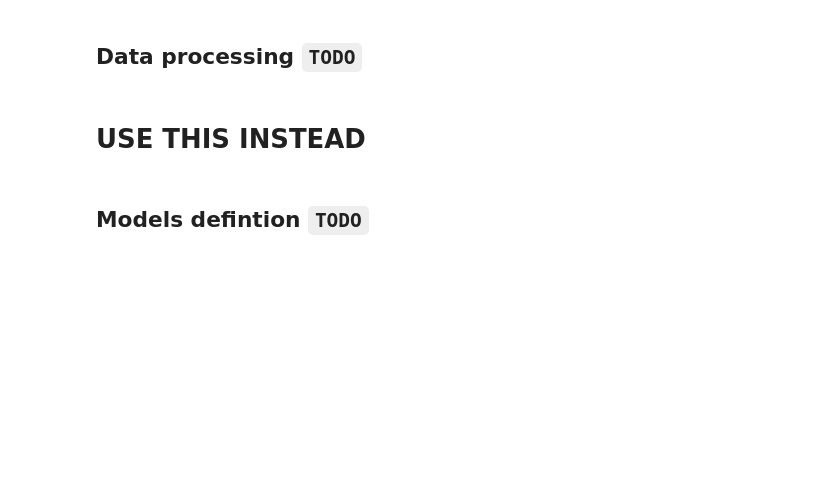
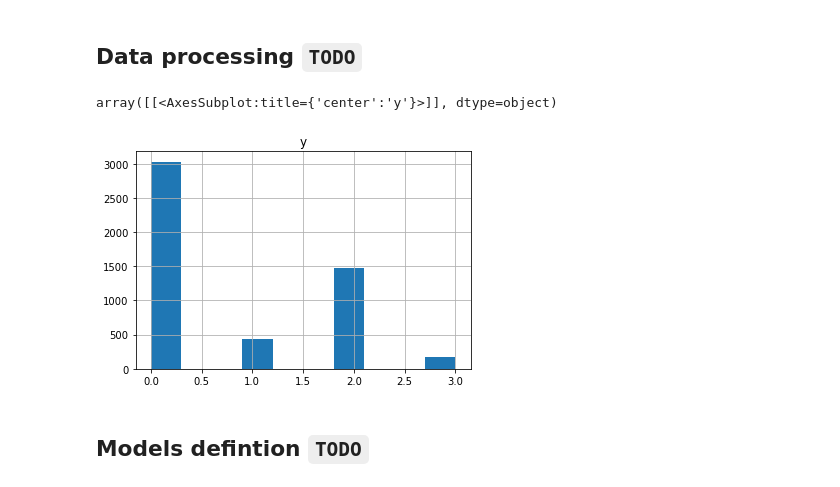
Before and after one commit to andreakiro/aml-bonjour, a Jupyter notebook: task-2/aml-task2-antoine.ipynb, the cells around one changed output. Cells and saved outputs as stored; diff of their text form; code cells hidden in the pictures; blank space fills up the shorter version.

```diff
--- a/task-2/aml-task2-antoine.ipynb
+++ b/task-2/aml-task2-antoine.ipynb
@@ -47,2 +41,0 @@ get_heartbeat_templates(X_train.iloc[0])
-# %% [markdown]
-# USE THIS INSTEAD
@@ -54,2 +42,7 @@ pd.Series(np.mean(beats['templates'], axis=0)).plot()
+# %%
+y_train.hist()
+# %% [output]
+array([[<AxesSubplot:title={'center':'y'}>]], dtype=object)
+[figure, added]
 # %% [markdown]
 ## Models defintion `TODO`
```
Also changed, not shown: parts of 22 cells of this notebook.
